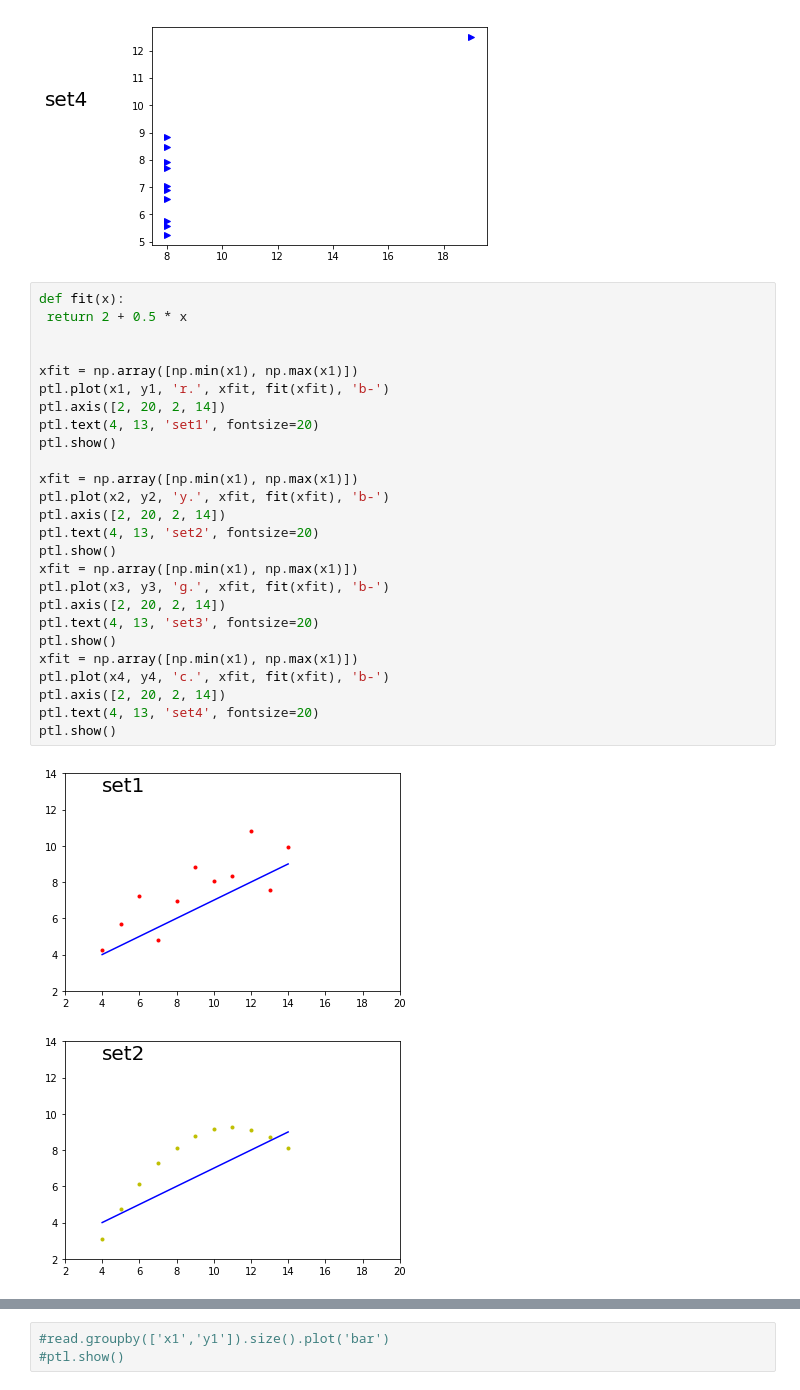
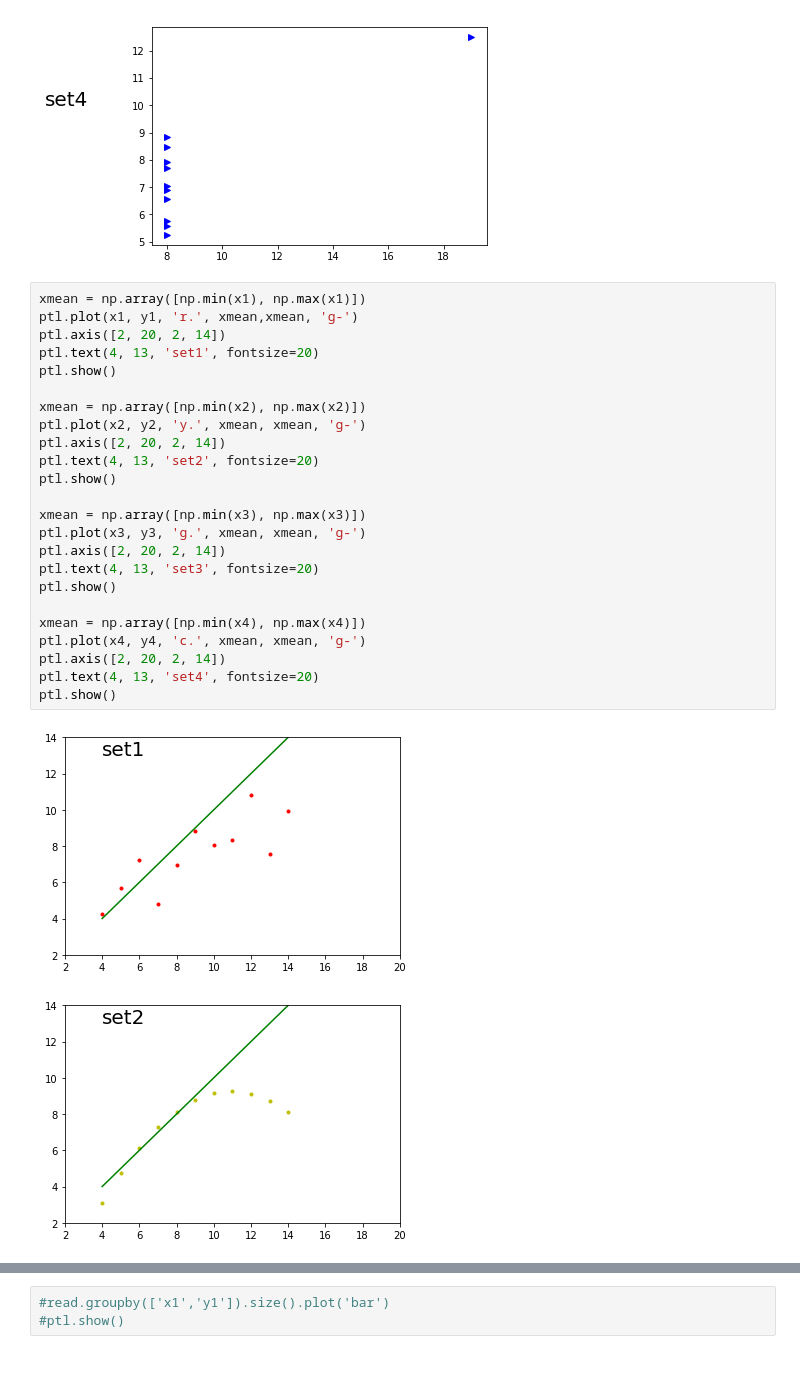
Before and after one commit to G00364769/Fundamentals-of-Data-Analysis-Sem2, a Jupyter notebook: Fundamentals of Data Analysis.ipynb, the cells around one changed output, grey strips where cells are left out. Saved outputs shown, nothing was run; the diff lists cells and outputs as text.

```diff
--- a/Fundamentals of Data Analysis.ipynb
+++ b/Fundamentals of Data Analysis.ipynb
@@ -64,31 +64,29 @@ ptl.show()
 [figure]
 [figure]
 # %%
-def fit(x):
- return 2 + 0.5 * x
-
-
-xfit = np.array([np.min(x1), np.max(x1)])
-ptl.plot(x1, y1, 'r.', xfit, fit(xfit), 'b-')
+xmean = np.array([np.min(x1), np.max(x1)])
+ptl.plot(x1, y1, 'r.', xmean,xmean, 'g-')
 ptl.axis([2, 20, 2, 14])
 ptl.text(4, 13, 'set1', fontsize=20)
 ptl.show()
 
-xfit = np.array([np.min(x1), np.max(x1)])
-ptl.plot(x2, y2, 'y.', xfit, fit(xfit), 'b-')
+xmean = np.array([np.min(x2), np.max(x2)])
+ptl.plot(x2, y2, 'y.', xmean, xmean, 'g-')
 ptl.axis([2, 20, 2, 14])
 ptl.text(4, 13, 'set2', fontsize=20)
 ptl.show()
-xfit = np.array([np.min(x1), np.max(x1)])
-ptl.plot(x3, y3, 'g.', xfit, fit(xfit), 'b-')
+
+xmean = np.array([np.min(x3), np.max(x3)])
+ptl.plot(x3, y3, 'g.', xmean, xmean, 'g-')
 ptl.axis([2, 20, 2, 14])
 ptl.text(4, 13, 'set3', fontsize=20)
 ptl.show()
-xfit = np.array([np.min(x1), np.max(x1)])
-ptl.plot(x4, y4, 'c.', xfit, fit(xfit), 'b-')
+
+xmean = np.array([np.min(x4), np.max(x4)])
+ptl.plot(x4, y4, 'c.', xmean, xmean, 'g-')
 ptl.axis([2, 20, 2, 14])
 ptl.text(4, 13, 'set4', fontsize=20)
 ptl.show()
 # %% [output]
-[figure, old version]
+[figure, new version]
-[figure, old version]
+[figure, new version]
```
Also changed, not shown: parts of 2 cells of this notebook.
